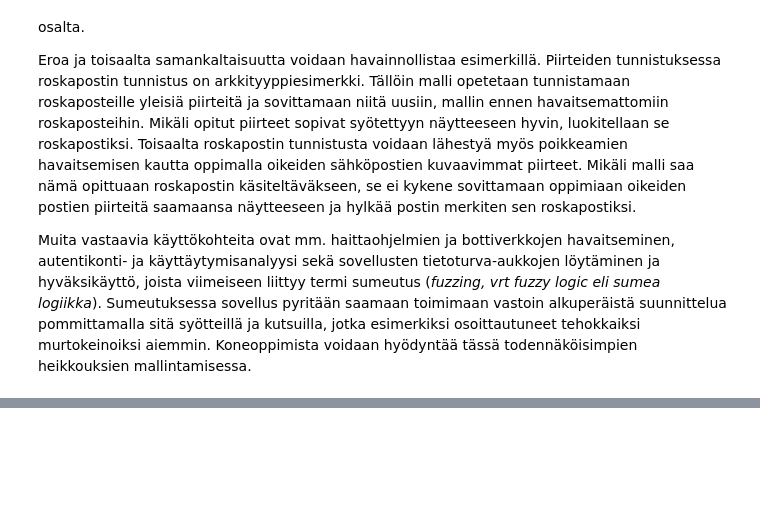
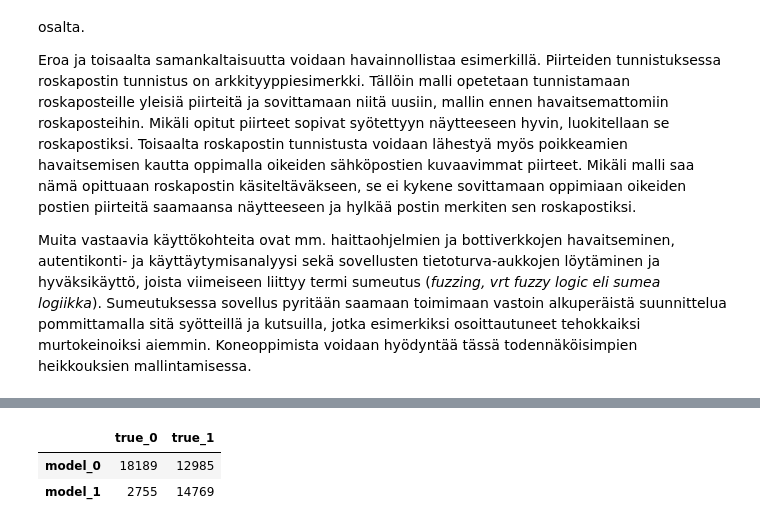
Before and after one commit to karmus89/machine-learning-and-security, a Jupyter notebook: notebooks/01. Why Machine Learning and Security.ipynb, the cells around one changed output, grey strips where cells are left out. Cells and saved outputs as stored; diff of their text form; code cells hidden in the pictures; blank space fills up the shorter version.

Commit message:
Added blacklist example.

```diff
--- a/notebooks/01. Why Machine Learning and Security.ipynb
+++ b/notebooks/01. Why Machine Learning and Security.ipynb
@@ -54,0 +110,24 @@ Muita vastaavia käyttökohteita ovat mm. haittaohjelmien ja bottiverkkojen hava
+# %%
+true_pos, true_neg, false_pos, false_neg = 0, 0, 0, 0
+
+for filename in x_test:
+
+    path = os.path.join(DATA_DIR, filename)
+
+    if filename in labels:
+
+        label, stems = labels[filename], email_utils.load_stems(path)
+
+        if not stems:
+            continue
+
+        if stems & blacklist: # Malli: 0
+            if label == 1:
+                false_neg += 1
+            else:
+                true_neg += 1
+        else: # Malli: 1
+            if label == 1:
+                true_pos += 1
+            else:
+                false_pos += 1
@@ -54,0 +141,11 @@ Muita vastaavia käyttökohteita ovat mm. haittaohjelmien ja bottiverkkojen hava
+# %%
+import pandas as pd
+results = pd.DataFrame(
+    data=[[true_neg,false_pos],[false_neg,true_pos]],
+    index=['model_0','model_1'],columns=['true_0','true_1']
+)
+results
+# %% [output]
+|  | true_0 | true_1 |
+| model_0 | 18189 | 12985 |
+| model_1 | 2755 | 14769 |
```
Also changed, not shown: parts of 11 cells of this notebook, 2 other files.
